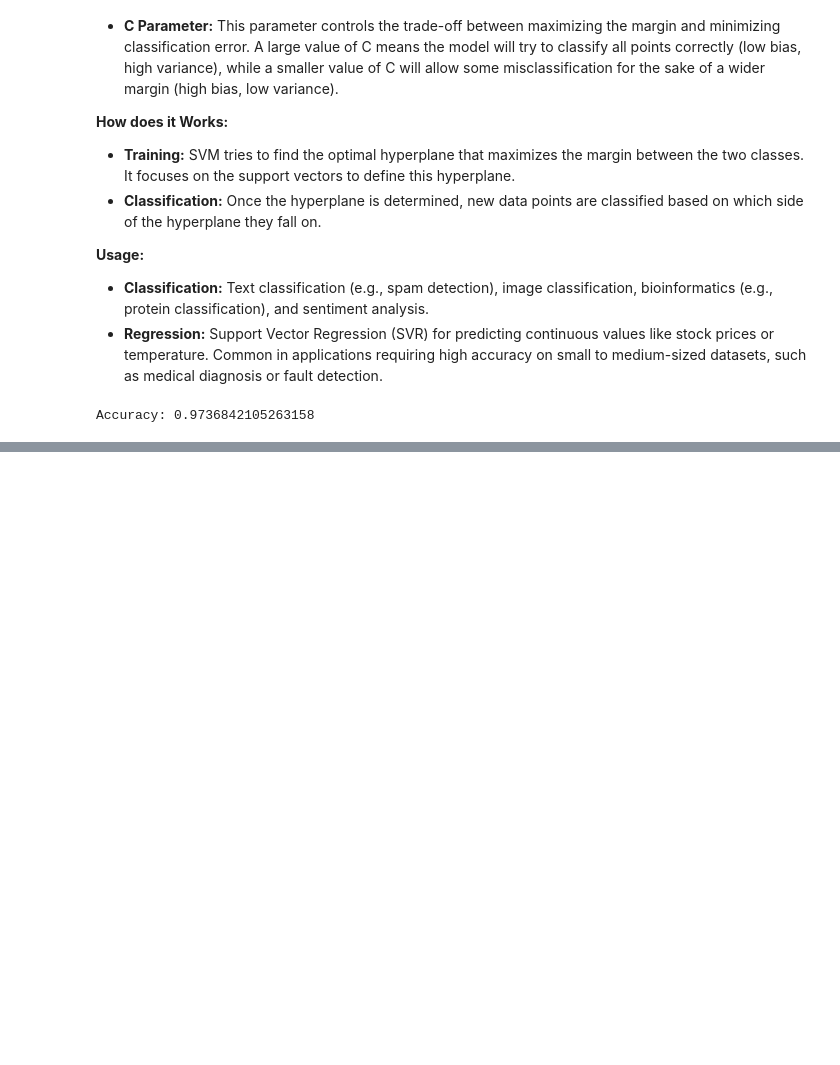
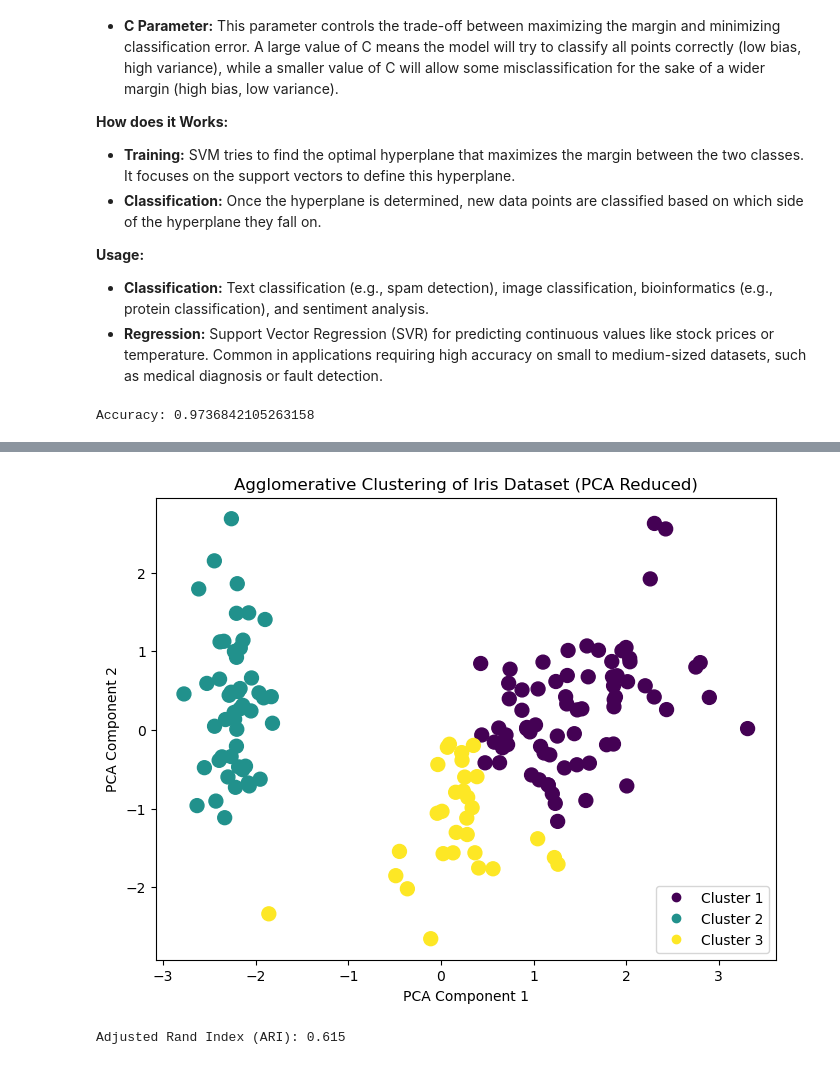
Before and after one commit to teragrammer/data-science-and-machine-learning-cheat-sheet, a Jupyter notebook: tensorflow-cheat-sheet.ipynb, the cells around one changed output, grey strips where cells are left out. Saved outputs shown, nothing was run; the diff lists cells and outputs as text; code cells hidden in the pictures; blank space fills up the shorter version.

```diff
--- a/tensorflow-cheat-sheet.ipynb
+++ b/tensorflow-cheat-sheet.ipynb
@@ -396,0 +532,35 @@ Accuracy: 0.9736842105263158
+# %%
+np.random.seed(0)
+
+# Load the Iris dataset
+data = load_iris()
+X = data.data  # Features: sepal length, sepal width, petal length, petal width
+y = data.target  # True labels (for evaluation)
+
+# standardize the features
+scaler = StandardScaler() # Features are standardized with StandardScaler to ensure equal weighting, as hierarchical clustering is sensitive to feature scales
+X_scaled = scaler.fit_transform(X)
+
+# apply AgglomerativeClustering
+clustering = AgglomerativeClustering(n_clusters=3, linkage="ward", metric="euclidean")
+clusters = clustering.fit_predict(X_scaled)
+
+# reduce dimensions to 2D for visualization using PCA
+pca = PCA(n_components=2)
+X_pca = pca.fit_transform(X_scaled)
+
+# plot the clusters
+plt.figure(figsize=(8, 6))
+scatter = plt.scatter(X_pca[:, 0], X_pca[:, 1], c = clusters, cmap = "viridis", s = 100)
+plt.title("Agglomerative Clustering of Iris Dataset (PCA Reduced)")
+plt.xlabel("PCA Component 1")
+plt.ylabel("PCA Component 2")
+plt.legend(handles = scatter.legend_elements()[0], labels = ["Cluster 1", "Cluster 2", "Cluster 3"])
+plt.show()
+
+# evaluate clustering using Adjusted Rand Index
+ari = adjusted_rand_score(y, clusters)
+print(f"Adjusted Rand Index (ARI): {ari:.3f}")
+# %% [output]
+[figure, added]
+Adjusted Rand Index (ARI): 0.615
```
Also changed, not shown: parts of 14 cells of this notebook.
